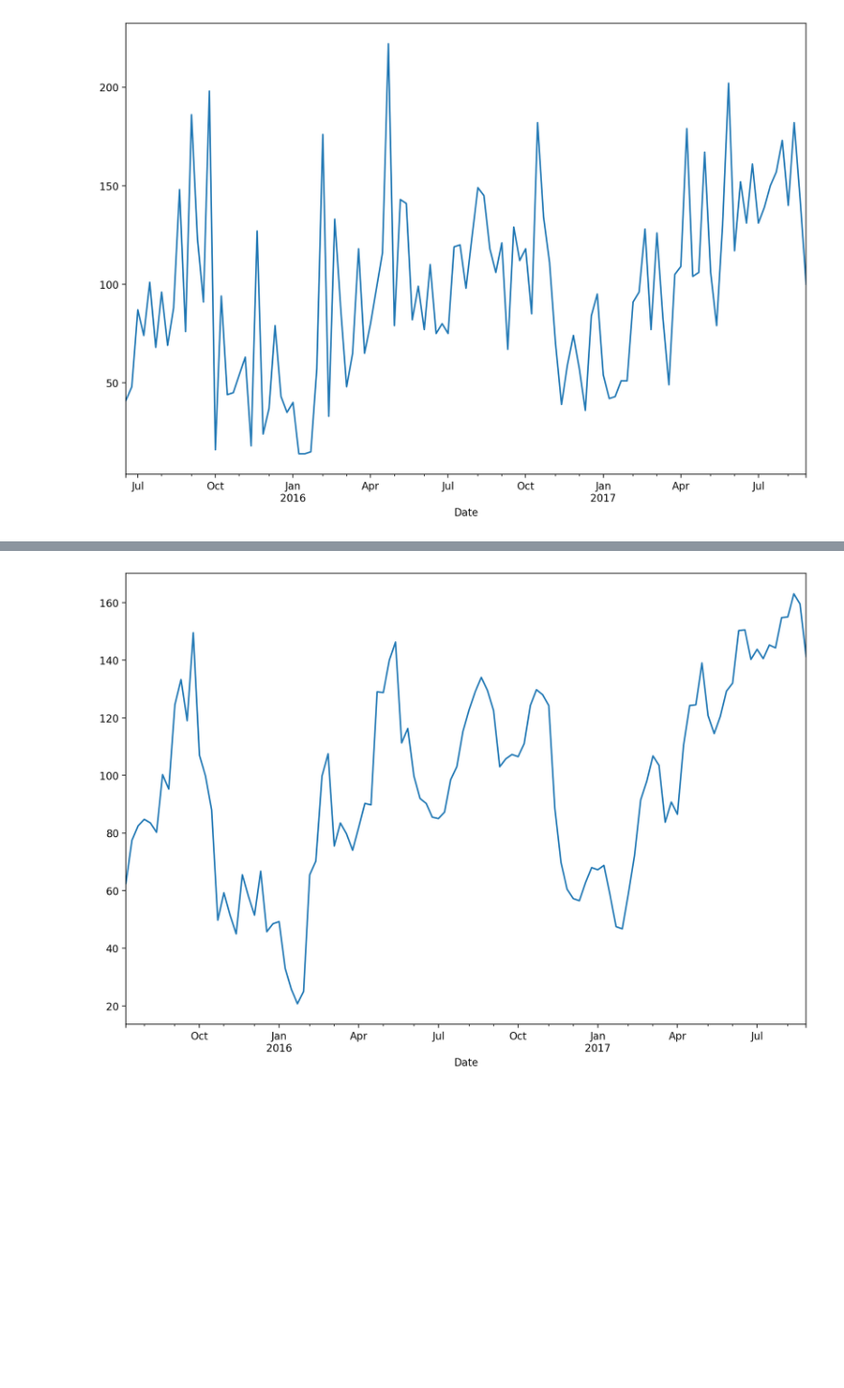
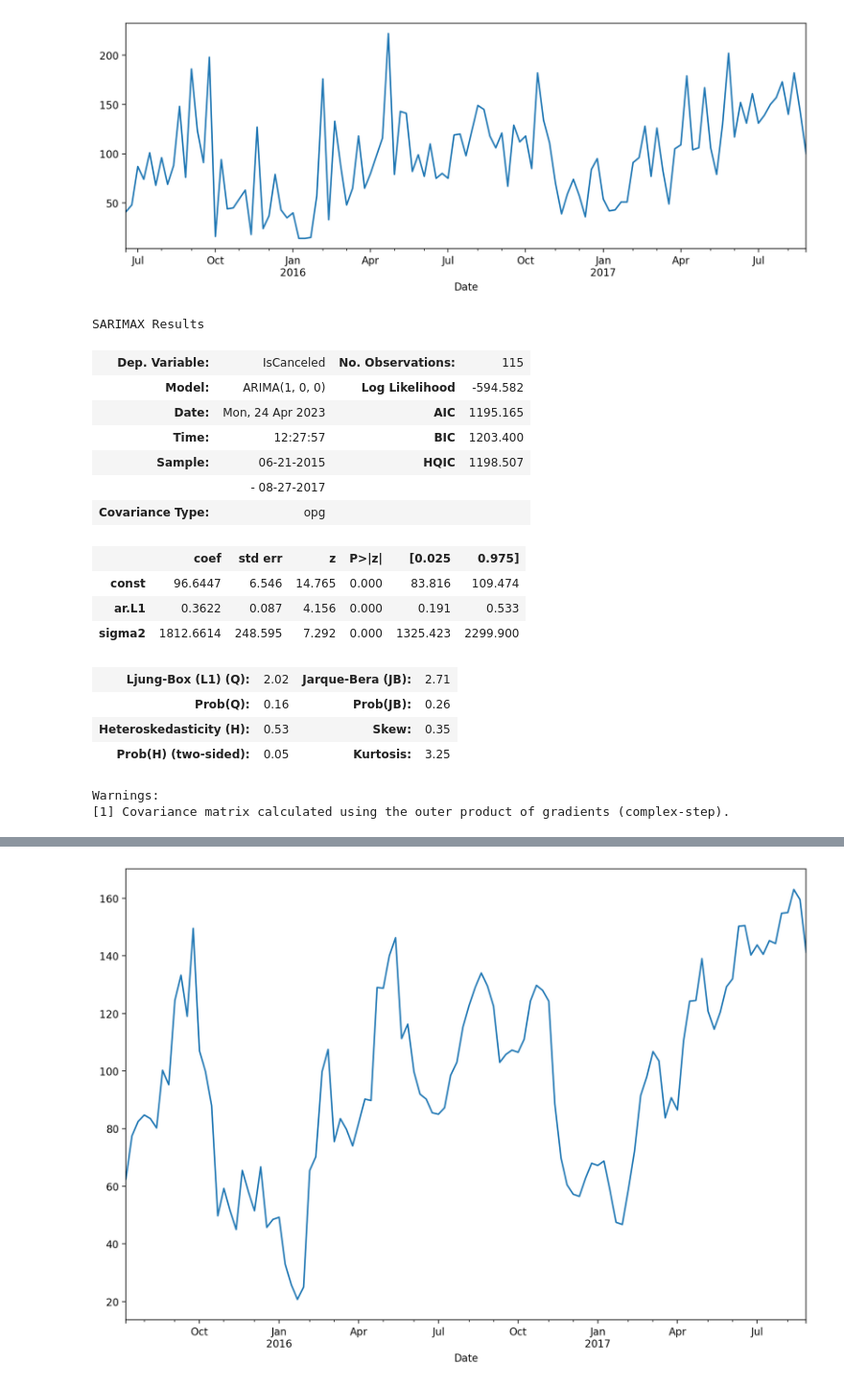
Before and after one commit to vasily-kartashov/time-series-with-bayesian-modelling, a Jupyter notebook: part-11.ipynb, the cells around one changed output, grey strips where cells are left out. Shown at 96% size. Saved outputs shown, nothing was run; the diff lists cells and outputs as text; code cells hidden in the pictures; blank space fills up the shorter version.

```diff
--- a/part-11.ipynb
+++ b/part-11.ipynb
@@ -15,6 +16,30 @@ df.index.freq = 'W-SUN'
 # %%
 series = pd.Series(df['IsCanceled'])
 
+plt.figure(figsize=(12, 4))
 _ = series.plot()
 # %% [output]
-[figure, old version]
+[figure, new version]
+# %%
+arima_model = ARIMA(series, order=(1,0,0))
+arima_model_fit = arima_model.fit()
+arima_model_fit.summary()
+# %% [output]
+SARIMAX Results
+| Dep. Variable: | IsCanceled | No. Observations: | 115 |
+| Model: | ARIMA(1, 0, 0) | Log Likelihood | -594.582 |
+| Date: | Mon, 24 Apr 2023 | AIC | 1195.165 |
+| Time: | 12:27:57 | BIC | 1203.400 |
+| Sample: | 06-21-2015 | HQIC | 1198.507 |
+|  | - 08-27-2017 |  |  |
+| Covariance Type: | opg |  |  |
+|  | coef | std err | z | P>|z| | [0.025 | 0.975] |
+| const | 96.6447 | 6.546 | 14.765 | 0.000 | 83.816 | 109.474 |
+| ar.L1 | 0.3622 | 0.087 | 4.156 | 0.000 | 0.191 | 0.533 |
+| sigma2 | 1812.6614 | 248.595 | 7.292 | 0.000 | 1325.423 | 2299.900 |
+| Ljung-Box (L1) (Q): | 2.02 | Jarque-Bera (JB): | 2.71 |
+| Prob(Q): | 0.16 | Prob(JB): | 0.26 |
+| Heteroskedasticity (H): | 0.53 | Skew: | 0.35 |
+| Prob(H) (two-sided): | 0.05 | Kurtosis: | 3.25 |
+Warnings:
+[1] Covariance matrix calculated using the outer product of gradients (complex-step).
```
Also changed, not shown: parts of 9 cells of this notebook, 1 other file.
